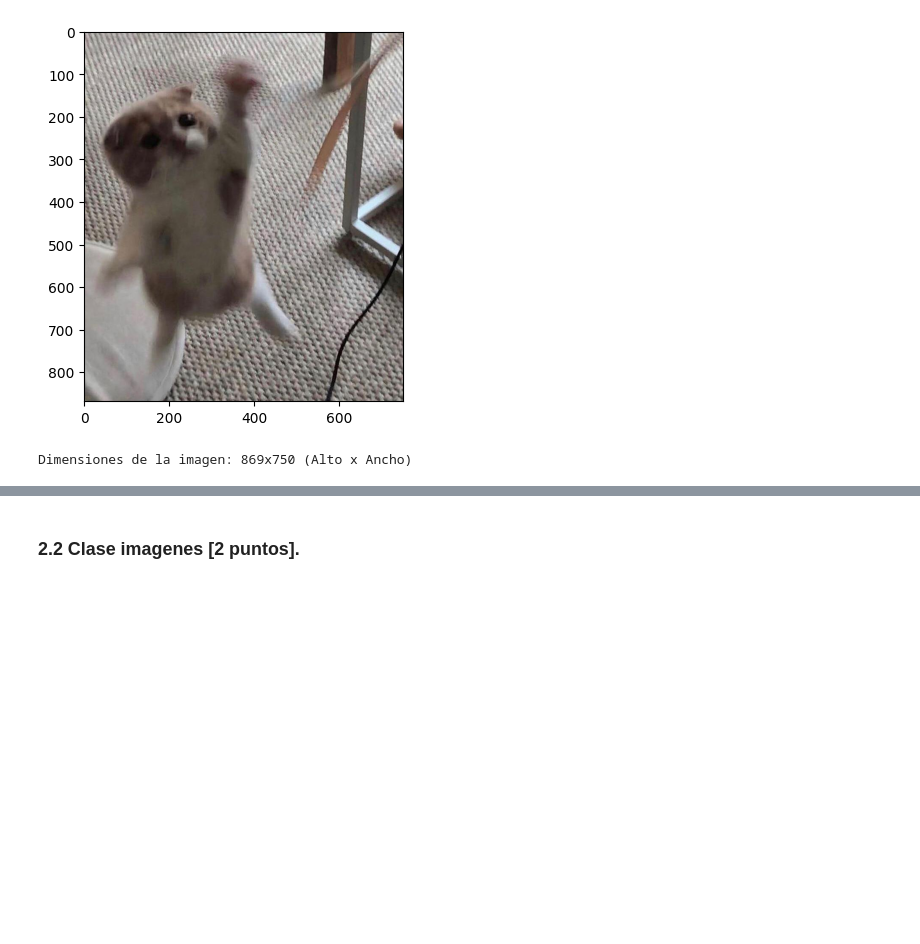
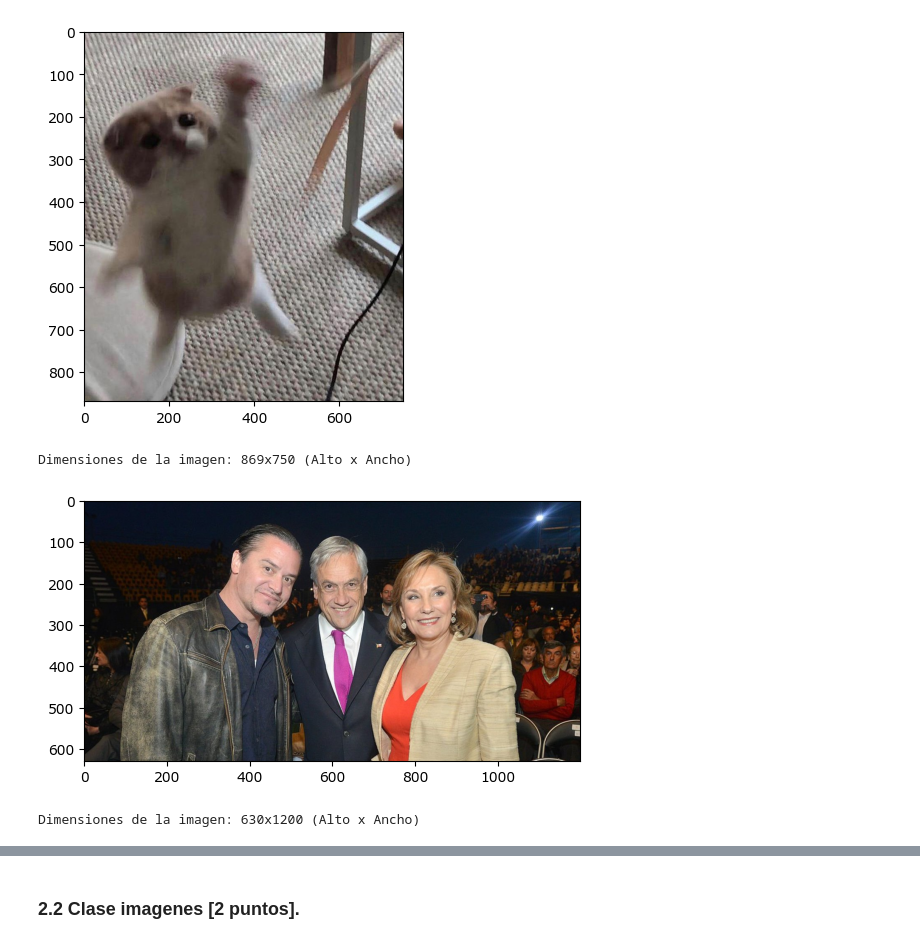
Before and after one commit to Zerzer0/MDS7202, a Jupyter notebook: Laboratorios/Laboratorio_3/Laboratorio_3.ipynb, the cells around one changed output, grey strips where cells are left out. Cells and saved outputs as stored; diff of their text form; code cells hidden in the pictures; blank space fills up the shorter version.

```diff
--- a/Laboratorios/Laboratorio_3/Laboratorio_3.ipynb
+++ b/Laboratorios/Laboratorio_3/Laboratorio_3.ipynb
@@ -262,3 +279,8 @@ show(images['gatitos'][0])
 # %% [output]
 [figure]
 Dimensiones de la imagen: 869x750 (Alto x Ancho)
+# %%
+show(images['Personas'][0])
+# %% [output]
+[figure, added]
+Dimensiones de la imagen: 630x1200 (Alto x Ancho)
```
Also changed, not shown: parts of 18 cells of this notebook, 3 other files.
